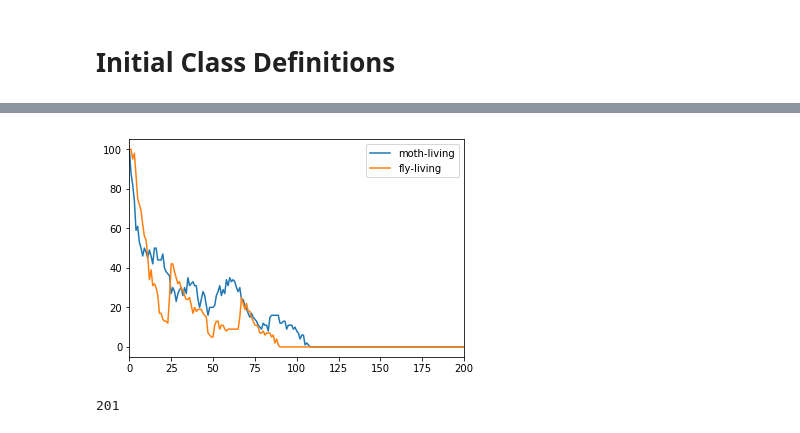
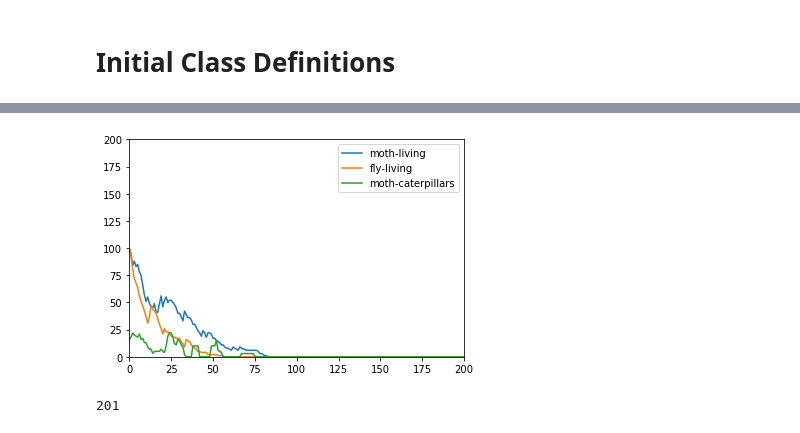
Before and after one commit to rab-ferrari/predator-prey-beetles-wasps, a Jupyter notebook: test.ipynb, the cells around one changed output, grey strips where cells are left out. Saved outputs shown, nothing was run; the diff lists cells and outputs as text; code cells hidden in the pictures.

```diff
--- a/test.ipynb
+++ b/test.ipynb
@@ -393,7 +498,8 @@ class SimulationControl:
 # %%
 # beetle universe laws:
 #     - male/female ratio (mfr)
-#     - lifespan (lfsp)
+#     - lifespan (lfsp, mean and var)
+#     - initial population age (age, min and max)
 #     - fertility ratio (fr)
 #     - offspring mean and variance (om and ov)
 #     - adult age (aa, equal or higher is adult)
@@ -402,18 +508,25 @@ class SimulationControl:
 # fly universe laws parameters
 fly_params = {
                 'mfr': 0.5,
-                'lfsp': 20,
+                'lm': 20,
+                'lv': 3,
+                'amin': 14,
+                'amax': 17,
                 'fr': 0.5,
                 'om': 10,
                 'ov': 5,
                 'aa': 10,
+                'ee': 4,
                 'rd': 0.05
             }
 
 # moth universe laws parameters
 moth_params = {
                 'mfr': 0.5,
-                'lfsp': 20,
+                'lm': 20,
+                'lv': 3,
+                'amin': 0,
+                'amax': 20,
                 'fr': 0.5,
                 'om': 6,
                 'ov': 2,
@@ -443,10 +556,18 @@ nf = 100
 
 # number of simulation steps
 steps = 200
-n_simuls = 2
+n_simuls = 50
+
+# image generation params
+title = 'test simulation'
+parent_path = 'output_images'
+path = 'test_simulation'
+columns = ['moth-living', 'fly-living']
+my_plotter = Plotter(title, path, columns, n_simuls, parent_path=parent_path)
 
 # world definition
 np.random.seed(42)
 w = WonderfulWorld(nm, nf, u)
-s = SimulationControl(w, *costs.values())
-avg_df = s.simulation_batch(steps, n_simuls)
+s = SimulationControl(w, *costs.values(), plotter=my_plotter)
+#df = w.run_world(end_of_times=steps)
+df = s.simulation_batch(steps, n_simuls)
@@ -477,8 +586,8 @@ avg_df
 # %%
-df[['moth-living', 'fly-living']].plot()
+df[['moth-living', 'fly-living', 'moth-caterpillars']].plot()
 plt.show()
 # %% [output]
-[figure, old version]
+[figure, new version]
 # %%
 w.single_step()
 w.instant
```
Also changed, not shown: parts of 16 cells of this notebook.
